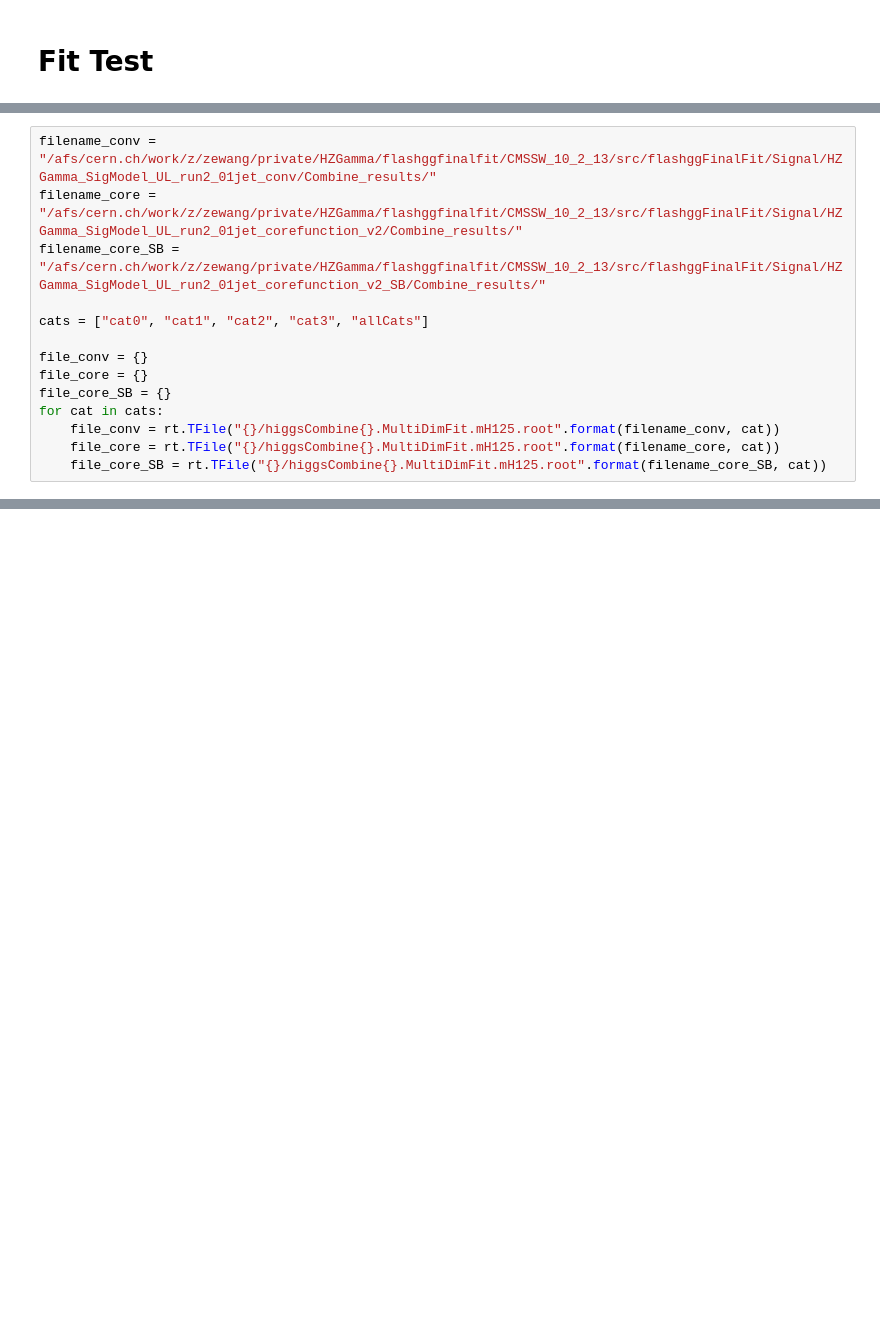
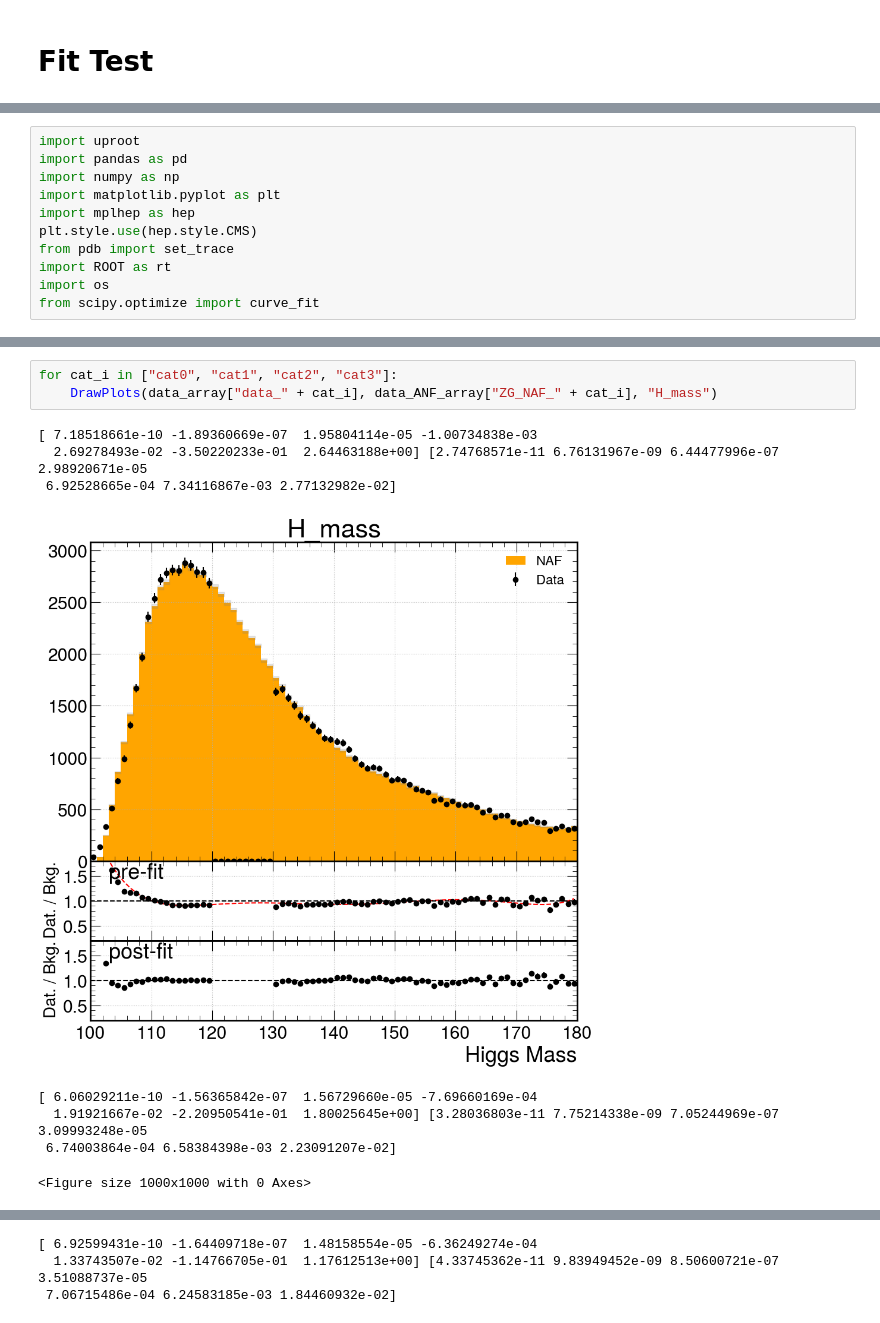
Before and after one commit to zebingwang/flashggFinalFit, a Jupyter notebook: ZGCoreShape/CreatCoreFunction.ipynb, the cells around one changed output, grey strips where cells are left out. Cells and saved outputs as stored; diff of their text form; blank space fills up the shorter version.

```diff
--- a/ZGCoreShape/CreatCoreFunction.ipynb
+++ b/ZGCoreShape/CreatCoreFunction.ipynb
@@ -457,14 +172,0 @@ results = model_final.fitTo(data[cat])
-# %%
-filename_conv = "/afs/cern.ch/work/z/zewang/private/HZGamma/flashggfinalfit/CMSSW_10_2_13/src/flashggFinalFit/Signal/HZGamma_SigModel_UL_run2_01jet_conv/Combine_results/"
-filename_core = "/afs/cern.ch/work/z/zewang/private/HZGamma/flashggfinalfit/CMSSW_10_2_13/src/flashggFinalFit/Signal/HZGamma_SigModel_UL_run2_01jet_corefunction_v2/Combine_results/"
-filename_core_SB = "/afs/cern.ch/work/z/zewang/private/HZGamma/flashggfinalfit/CMSSW_10_2_13/src/flashggFinalFit/Signal/HZGamma_SigModel_UL_run2_01jet_corefunction_v2_SB/Combine_results/"
-
-cats = ["cat0", "cat1", "cat2", "cat3", "allCats"]
-
-file_conv = {}
-file_core = {}
-file_core_SB = {}
-for cat in cats:
-    file_conv = rt.TFile("{}/higgsCombine{}.MultiDimFit.mH125.root".format(filename_conv, cat))
-    file_core = rt.TFile("{}/higgsCombine{}.MultiDimFit.mH125.root".format(filename_core, cat))
-    file_core_SB = rt.TFile("{}/higgsCombine{}.MultiDimFit.mH125.root".format(filename_core_SB, cat))
@@ -472,0 +173,11 @@ NameError: name 'rt' is not defined
+# %%
+import uproot
+import pandas as pd
+import numpy as np
+import matplotlib.pyplot as plt
+import mplhep as hep
+plt.style.use(hep.style.CMS)
+from pdb import set_trace
+import ROOT as rt
+import os
+from scipy.optimize import curve_fit
@@ -472,0 +338,12 @@ NameError: name 'rt' is not defined
+# %%
+for cat_i in ["cat0", "cat1", "cat2", "cat3"]:
+    DrawPlots(data_array["data_" + cat_i], data_ANF_array["ZG_NAF_" + cat_i], "H_mass")
+# %% [output]
+[ 7.18518661e-10 -1.89360669e-07  1.95804114e-05 -1.00734838e-03
+  2.69278493e-02 -3.50220233e-01  2.64463188e+00] [2.74768571e-11 6.76131967e-09 6.44477996e-07 2.98920671e-05
+ 6.92528665e-04 7.34116867e-03 2.77132982e-02]
+[figure, added]
+[ 6.06029211e-10 -1.56365842e-07  1.56729660e-05 -7.69660169e-04
+  1.91921667e-02 -2.20950541e-01  1.80025645e+00] [3.28036803e-11 7.75214338e-09 7.05244969e-07 3.09993248e-05
+ 6.74003864e-04 6.58384398e-03 2.23091207e-02]
+<Figure size 1000x1000 with 0 Axes>
@@ -472,0 +351,3 @@ NameError: name 'rt' is not defined
+[ 6.92599431e-10 -1.64409718e-07  1.48158554e-05 -6.36249274e-04
+  1.33743507e-02 -1.14766705e-01  1.17612513e+00] [4.33745362e-11 9.83949452e-09 8.50600721e-07 3.51088737e-05
+ 7.06715486e-04 6.24583185e-03 1.84460932e-02]
```
Also changed, not shown: parts of 40 cells of this notebook, 22 other files.
